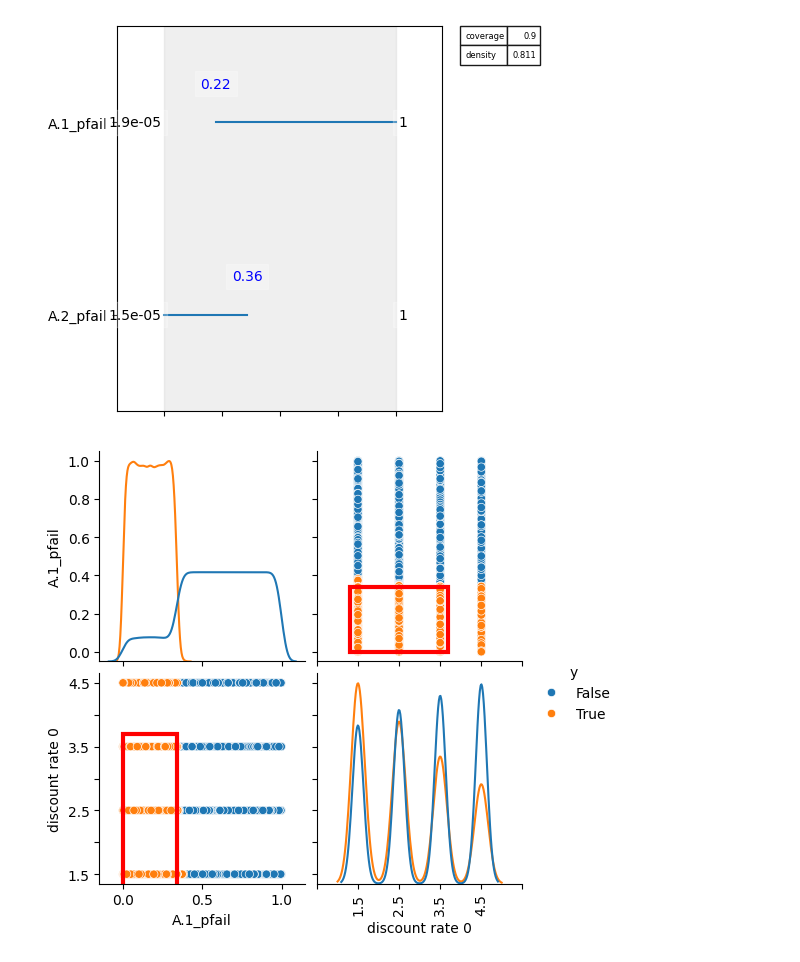
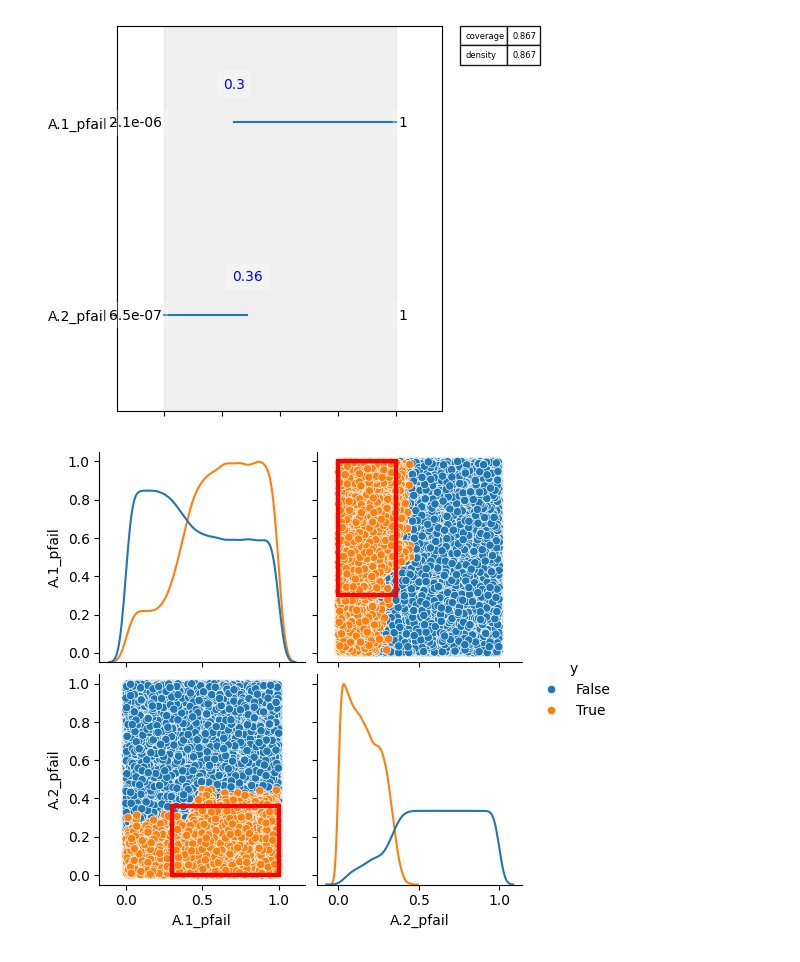
Before and after one commit to pherfkens/PROJECT_MBDM_GROUP1, a Jupyter notebook: final assignment/scenario_discovery_prim.ipynb, the cells around one changed output. Saved outputs shown, nothing was run; the diff lists cells and outputs as text; code cells hidden in the pictures.

```diff
--- a/final assignment/scenario_discovery_prim.ipynb
+++ b/final assignment/scenario_discovery_prim.ipynb
@@ -318,12 +312,12 @@ candidates
 # %%
-box1.inspect(25, style='graph', ticklabel_formatter='{}', boxlim_formatter='{:.2g}')
+box1.inspect(27, style='graph', ticklabel_formatter='{}', boxlim_formatter='{:.2g}')
 # box1.inspect(5)
 #plt.savefig("PRIM_boxinspect_scenarios")
 plt.show()
 # %% [output]
-[figure, old version]
+[figure, new version]
 # %%
-box1.show_pairs_scatter(22)
+box1.show_pairs_scatter(27)
 plt.show()
 # %% [output]
-[figure, old version]
+[figure, new version]
```
Also changed, not shown: parts of 44 cells of this notebook.
